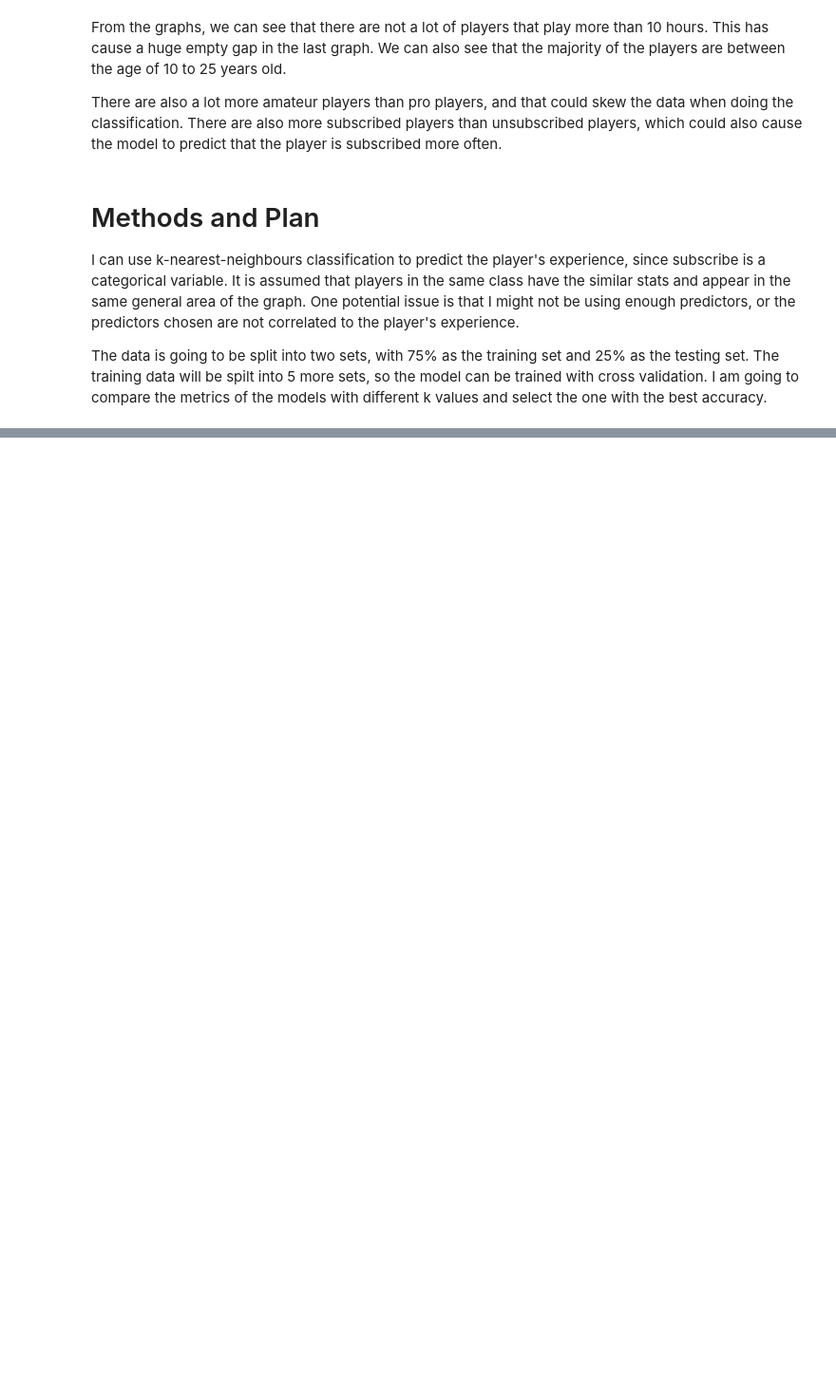
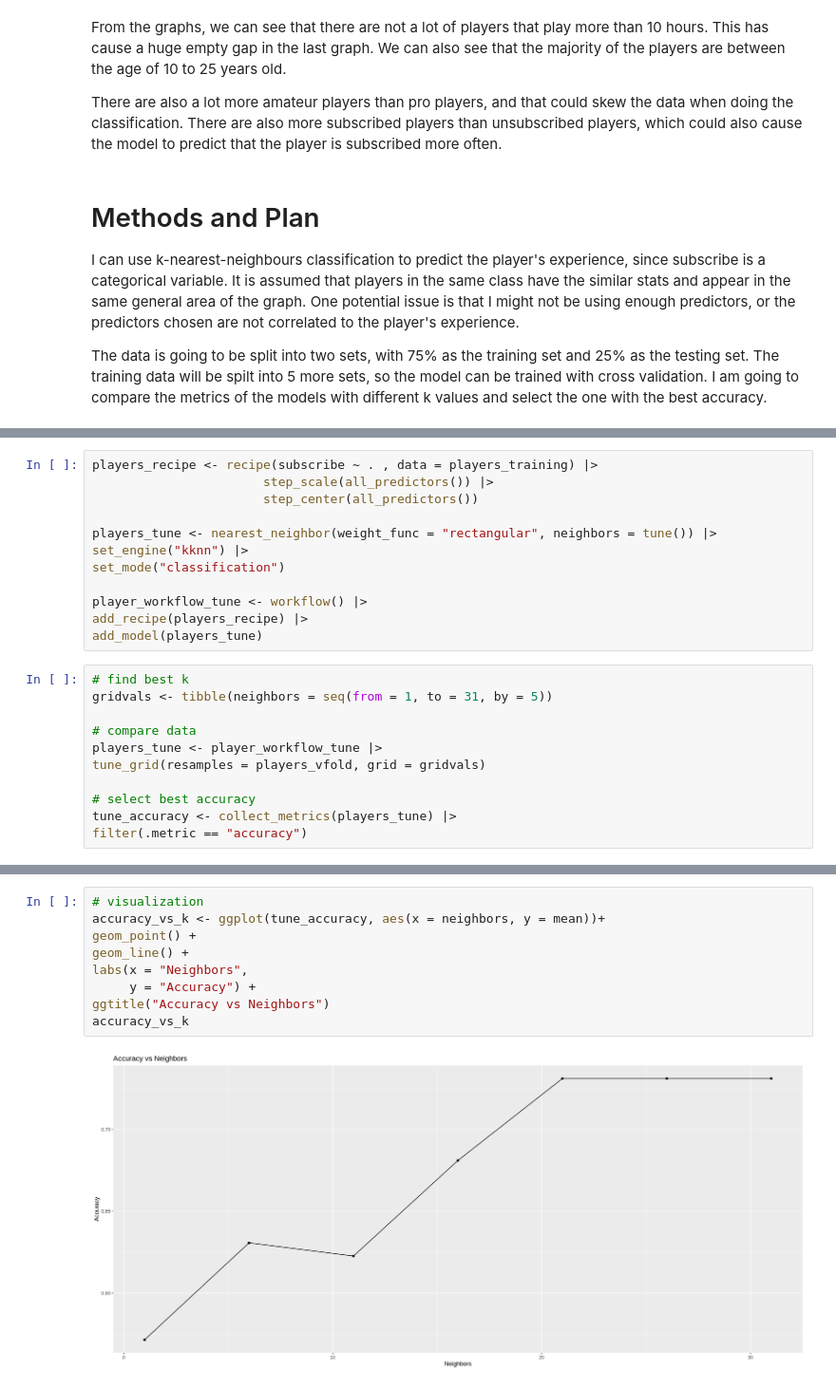
Before and after one commit to AndyHuang36888/GroupProjectDSCI100, a Jupyter notebook: Individual.ipynb, the cells around one changed output, grey strips where cells are left out. Shown at 95% size. Saved outputs shown, nothing was run; the diff lists cells and outputs as text; blank space fills up the shorter version.

Commit message:
Added code for classification
mostly works has issue with v fold and mismatching data sizes

```diff
--- a/Individual.ipynb
+++ b/Individual.ipynb
@@ -202,0 +207,23 @@ ERROR: Error in eval(expr, envir, enclos): object 'player' not found
+# %%
+players_recipe <- recipe(subscribe ~ . , data = players_training) |>
+                       step_scale(all_predictors()) |>
+                       step_center(all_predictors())
+
+players_tune <- nearest_neighbor(weight_func = "rectangular", neighbors = tune()) |>
+set_engine("kknn") |>
+set_mode("classification")
+
+player_workflow_tune <- workflow() |>
+add_recipe(players_recipe) |>
+add_model(players_tune)
+# %%
+# find best k
+gridvals <- tibble(neighbors = seq(from = 1, to = 31, by = 5))
+
+# compare data
+players_tune <- player_workflow_tune |>
+tune_grid(resamples = players_vfold, grid = gridvals)
+
+# select best accuracy
+tune_accuracy <- collect_metrics(players_tune) |>
+filter(.metric == "accuracy")
@@ -202,0 +241,11 @@ ERROR: Error in eval(expr, envir, enclos): object 'player' not found
+# %%
+# visualization
+accuracy_vs_k <- ggplot(tune_accuracy, aes(x = neighbors, y = mean))+
+geom_point() +
+geom_line() +
+labs(x = "Neighbors",
+     y = "Accuracy") +
+ggtitle("Accuracy vs Neighbors")
+accuracy_vs_k
+# %% [output]
+[figure, added]
```
Also changed, not shown: parts of 7 cells of this notebook.
